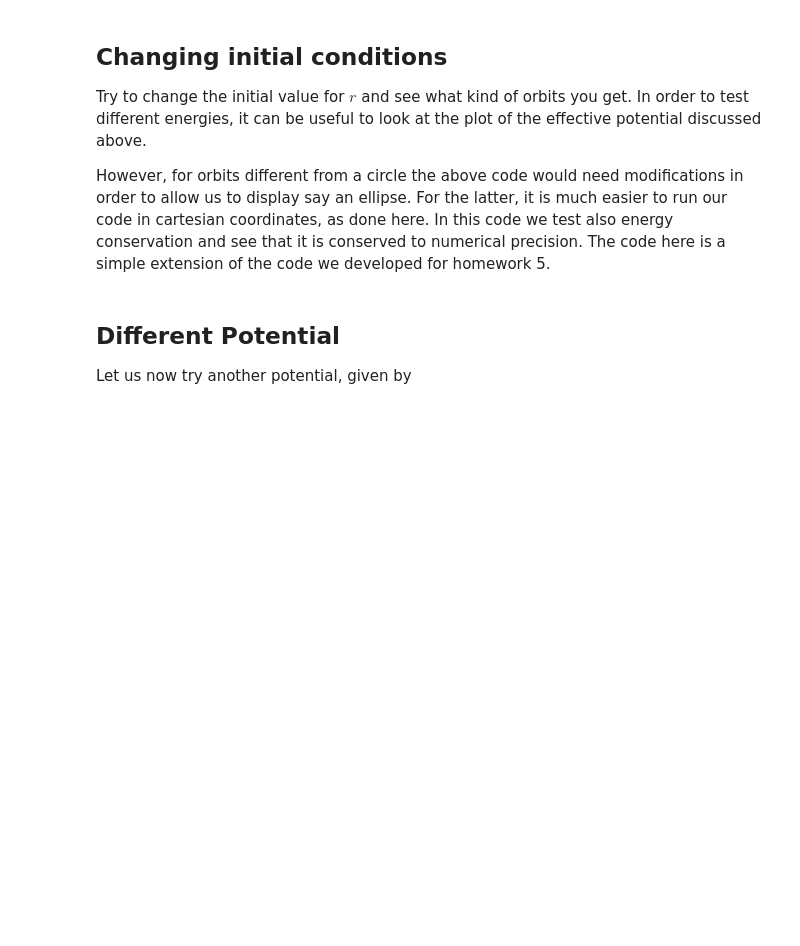
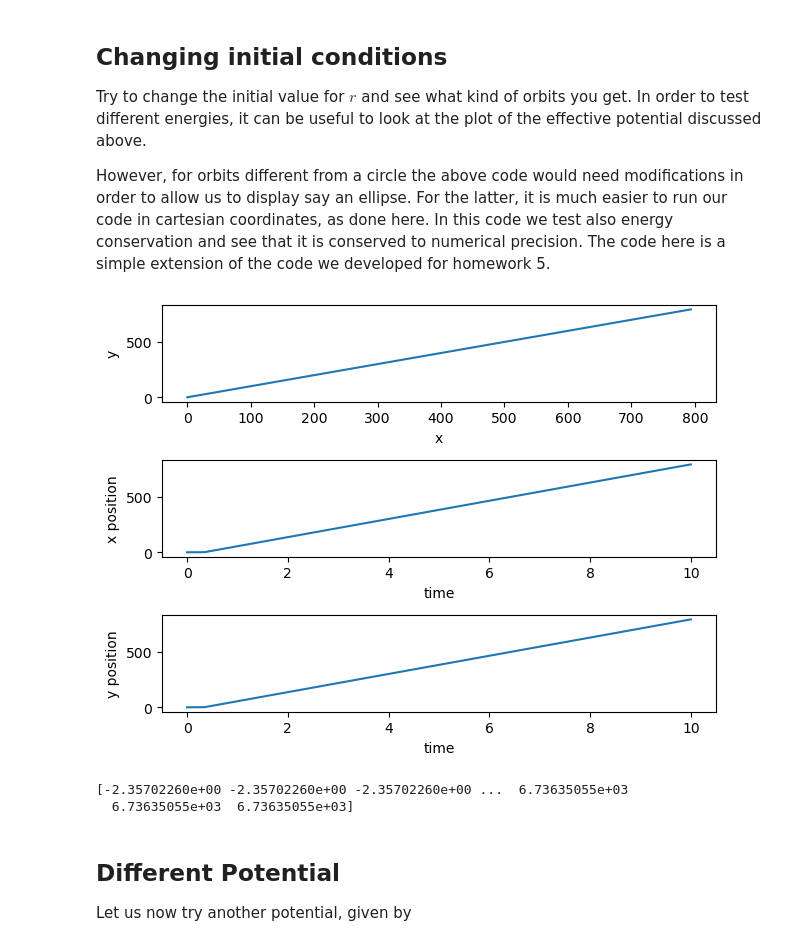
Before and after one commit to mhjensen/Physics321, a Jupyter notebook: doc/pub/week13/ipynb/week13.ipynb, the cells around one changed output. Saved outputs shown, nothing was run; the diff lists cells and outputs as text; code cells hidden in the pictures; blank space fills up the shorter version.

```diff
--- a/doc/pub/week13/ipynb/week13.ipynb
+++ b/doc/pub/week13/ipynb/week13.ipynb
@@ -200,41 +204,45 @@ E = np.zeros(n)
 m = 1.0   # mass, you can change these
 alpha = 1.0
 # Initial conditions as compact 2-dimensional arrays
-x0 = 0.5; y0= 0.
+x0 = 0.3; y0= 0.3
 r0 = np.array([x0,y0])
-v0 = np.array([0.0,1.0])
+v0 = np.array([0.0,0.0])
 r[0] = r0
 v[0] = v0
 rabs = sqrt(sum(r[0]*r[0]))
 E[0] = 0.5*m*(v[0,0]**2+v[0,1]**2)-alpha/rabs
 # Start integrating using the Velocity-Verlet  method
 for i in range(n-1):
     # Set up the acceleration
     rabs = sqrt(sum(r[i]*r[i]))
     a =  -alpha*r[i]/(rabs**3)
     # update velocity, time and position using the Velocity-Verlet method
     r[i+1] = r[i] + DeltaT*v[i]+0.5*(DeltaT**2)*a
     rabs = sqrt(sum(r[i+1]*r[i+1]))
     anew = -alpha*r[i+1]/(rabs**3)
     v[i+1] = v[i] + 0.5*DeltaT*(a+anew)
     E[i+1] = 0.5*m*(v[i+1,0]**2+v[i+1,1]**2)-alpha/rabs
     t[i+1] = t[i] + DeltaT
 # Plot position as function of time
 fig, ax = plt.subplots(3,1)
 ax[0].set_ylabel('y')
 ax[0].set_xlabel('x')
 ax[0].plot(r[:,0],r[:,1])
 ax[1].set_xlabel('time')
-ax[1].set_ylabel('y position')
+ax[1].set_ylabel('x position')
 ax[1].plot(t,r[:,0])
 ax[2].set_xlabel('time')
 ax[2].set_ylabel('y position')
 ax[2].plot(t,r[:,1])
 
 fig.tight_layout()
 save_fig("2DimGravity")
 plt.show()
 print(E)
+# %% [output]
+[figure, added]
+[-2.35702260e+00 -2.35702260e+00 -2.35702260e+00 ...  6.73635055e+03
+  6.73635055e+03  6.73635055e+03]
 # %% [markdown]
 ## Different Potential
 
```
Also changed, not shown: parts of 3 cells of this notebook, 13 other files.
